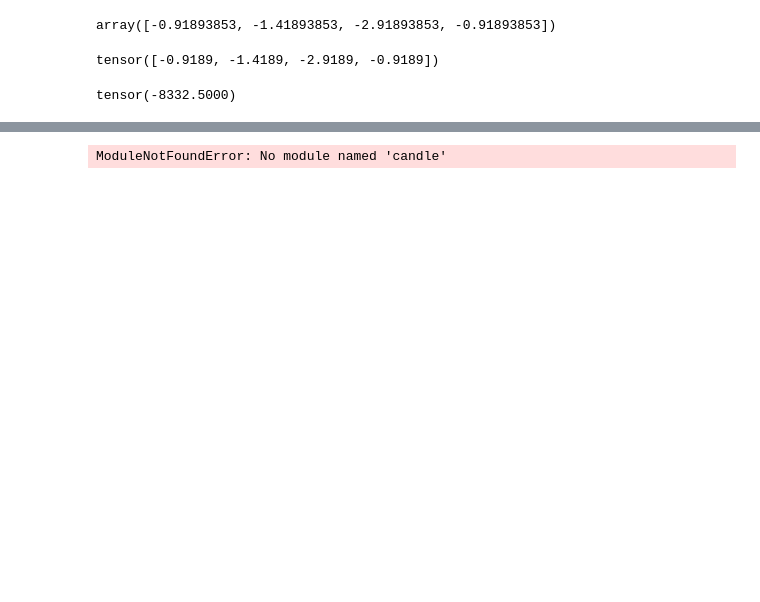
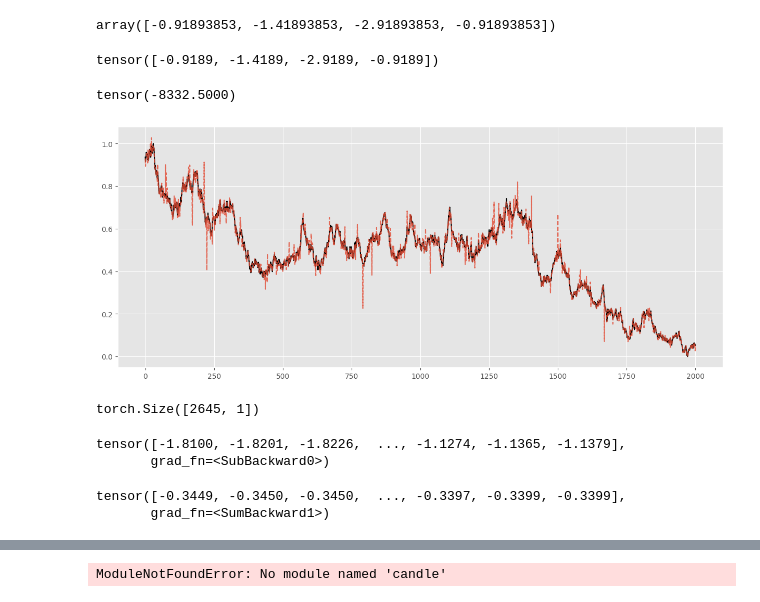
Before and after one commit to kirillzx/JDFlow, a Jupyter notebook: generator_main.ipynb, the cells around one changed output, grey strips where cells are left out. Drawn from its saved outputs; the diff is of its cells as text; code cells hidden in the pictures; blank space fills up the shorter version.

Commit message:
feat: add flows

```diff
--- a/generator_main.ipynb
+++ b/generator_main.ipynb
@@ -553,0 +890,15 @@ tensor(-8332.5000)
+# %%
+nsde_flow = NSDEFlow(100, 15, len(data), len(data))
+# %%
+losses = nsde_flow.fit(data_tensor.view(1, -1), epochs=500)
+# %%
+synth_data = nsde_flow.sample(1)
+# %%
+plt.subplots(figsize=(15, 6), dpi=100)
+
+plt.plot(data, color='black')
+plt.plot(synth_data[0], '--', alpha=0.8)
+
+plt.show()
+# %% [output]
+[figure, added]
@@ -553,0 +909,14 @@ tensor(-8332.5000)
+# %%
+x.size()
+# %% [output]
+torch.Size([2645, 1])
+# %%
+log_pz
+# %% [output]
+tensor([-1.8100, -1.8201, -1.8226,  ..., -1.1274, -1.1365, -1.1379],
+       grad_fn=<SubBackward0>)
+# %%
+log_jacob
+# %% [output]
+tensor([-0.3449, -0.3450, -0.3450,  ..., -0.3397, -0.3399, -0.3399],
+       grad_fn=<SumBackward1>)
```
Also changed, not shown: parts of 34 cells of this notebook, 1 other file.
